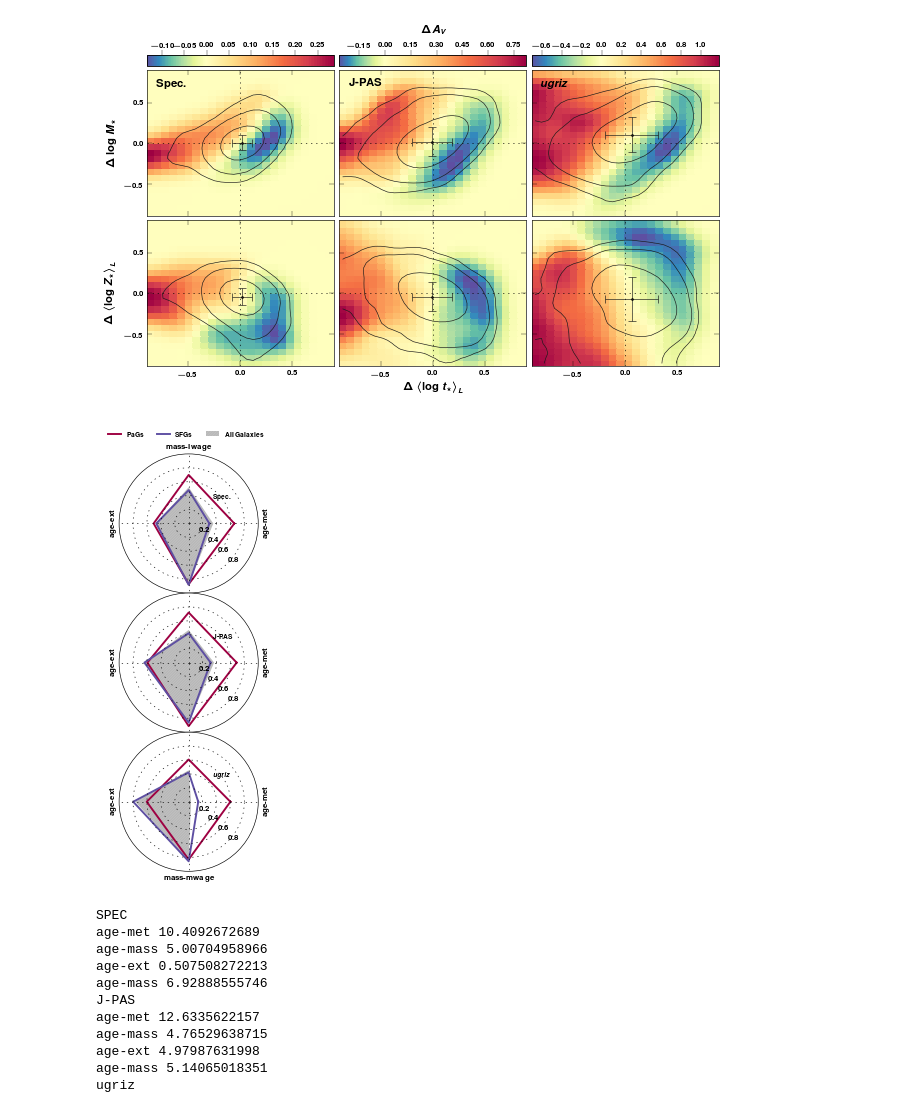
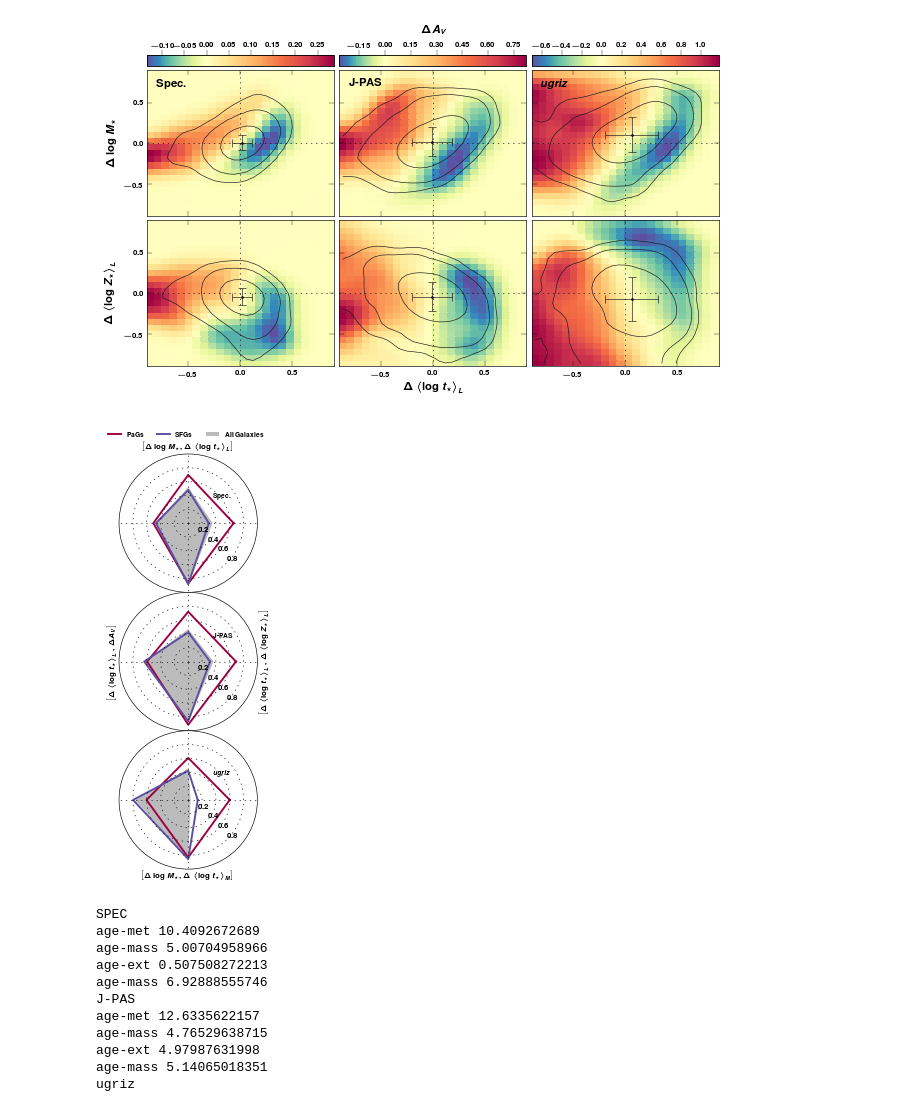
Before and after one commit to ajmejia/notebooks, a Jupyter notebook: TTANearbyUniverseCB13.ipynb, the cells around one changed output. Drawn from its saved outputs; the diff is of its cells as text; code cells hidden in the pictures.

Commit message:
changing the degeneracy plots labelling to be consistent with the text

```diff
--- a/TTANearbyUniverseCB13.ipynb
+++ b/TTANearbyUniverseCB13.ipynb
@@ -1325,37 +1325,46 @@ for degeneracy in degeneracies:
 
     spec_deg_al.append(abs(corrcoef(spec_res[x], spec_res[y])[0,1]))
     jpas_deg_al.append(abs(corrcoef(jpas_res[x], jpas_res[y])[0,1]))
     sdss_deg_al.append(abs(corrcoef(sdss_res[x], sdss_res[y])[0,1]))
 
 degs_pa = [spec_deg_pa, jpas_deg_pa, sdss_deg_pa]
 degs_sf = [spec_deg_sf, jpas_deg_sf, sdss_deg_sf]
 degs_al = [spec_deg_al, jpas_deg_al, sdss_deg_al]
 
 fig = figure(figsize=(3.3, 5))
 
+template = r"$\left[{},{}\right]$"
+deg_kws = ("log_t_L","log_Z_L"), ("M","log_t_L"), ("log_t_L","Av"), ("M","log_t_M")
 for j, lb in enumerate(labels):
     ax = fig.add_subplot(3, 1, j+1, projection="polar")
     ax.set_rlim(0, 1)
     ax.text(pi/4, 0.5, labels[j], fontsize=tsize)
 
     ax.set_rgrids(linspace(0.2,0.8,4), angle=-45)
-    if j==0: l, t = ax.set_thetagrids(degrees(thetas), labels=(r"\bf age-met",r"\bf mass-lwage",r"\bf age-ext",r""))
-    if j==1: l, t = ax.set_thetagrids(degrees(thetas), labels=(r"\bf age-met",r"",r"\bf age-ext",r""))
-    if j==2: l, t = ax.set_thetagrids(degrees(thetas), labels=(r"\bf age-met",r"",r"\bf age-ext",r"\bf mass-mwage"))
+
+    if j==0:
+        deg_lbs = [r"" if i!=1 else template.format(res_lbs[x].strip("$"),res_lbs[y].strip("$")) for i,(x,y) in enumerate(deg_kws)]
+        l, t = ax.set_thetagrids(degrees(thetas), labels=deg_lbs)
+    if j==1:
+        deg_lbs = [r"" if i in [1,3] else template.format(res_lbs[x].strip("$"),res_lbs[y].strip("$")) for i,(x,y) in enumerate(deg_kws)]
+        l, t = ax.set_thetagrids(degrees(thetas), labels=deg_lbs)
+    if j==2:
+        deg_lbs = [r"" if i!=3 else template.format(res_lbs[x].strip("$"),res_lbs[y].strip("$")) for i,(x,y) in enumerate(deg_kws)]
+        l, t = ax.set_thetagrids(degrees(thetas), labels=deg_lbs)
 
     for text in t[::2]: text.set_rotation(90)
 
     ax.fill_between(thetas+thetas[0:1], degs_al[j]+degs_al[j][0:1], hatch=hatching, color="0.7", facecolor="none", lw=0, label=algs_lb)
     ax.plot(thetas+thetas[0:1], degs_pa[j]+degs_pa[j][0:1], "-", lw=1.5, color=colors[0], label=pags_lb)
     ax.plot(thetas+thetas[0:1], degs_sf[j]+degs_sf[j][0:1], "-", lw=1.5, color=colors[1], label=sfgs_lb)
 
 ax.legend(loc=(-0.1,3.1), ncol=3)
 fig.tight_layout()
 fig.subplots_adjust(hspace=0)
 
 savefig("{}degeneracies".format(od))
 # %% [output]
-[figure, old version]
+[figure, new version]
 # %%
 def model(x, pars):
     m, b = pars
```
